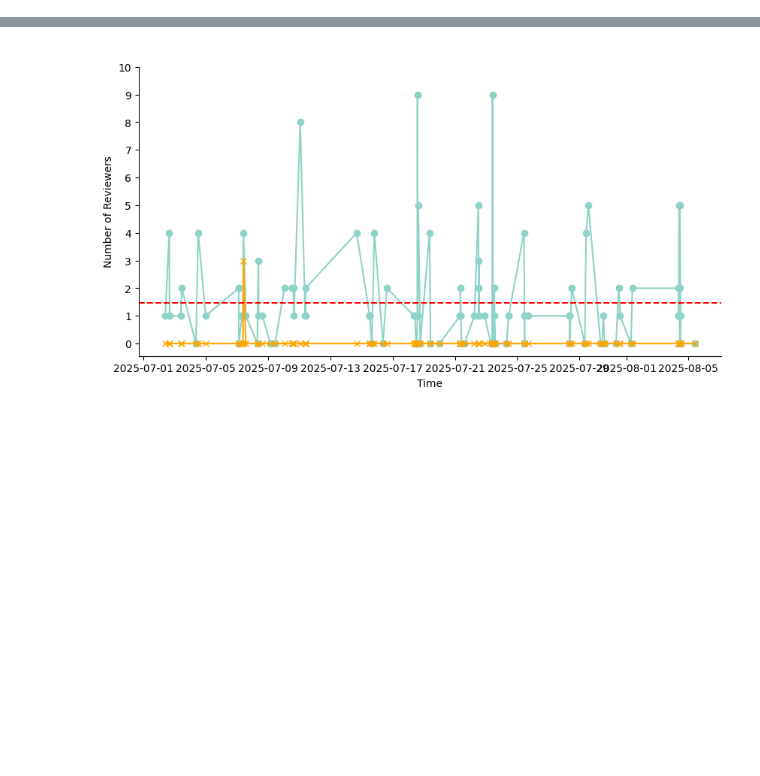
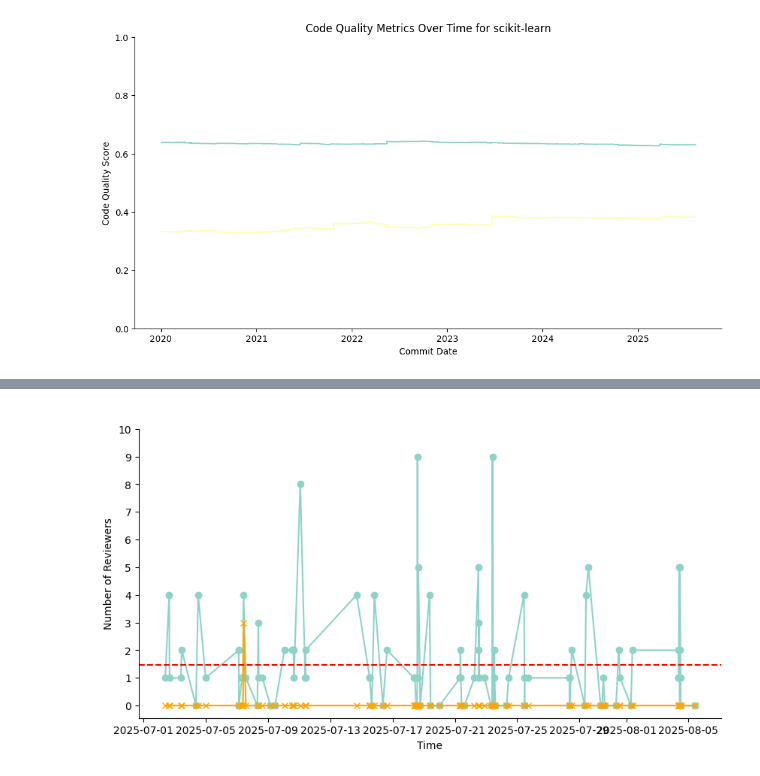
Before and after one commit to AlexS-1/Bachelor-Code, a Jupyter notebook: main.ipynb, the cells around one changed output, grey strips where cells are left out. Drawn from its saved outputs; the diff is of its cells as text; code cells hidden in the pictures; blank space fills up the shorter version.

```diff
--- a/main.ipynb
+++ b/main.ipynb
@@ -5,7 +5,9 @@ plot_file_code_quality("lib/matplotlib/pyplot.py", "matplotlib", ["pylint_score"
 # %%
 from build.code_quality_visualizer import plot_repo_code_quality_fast
 
-plot_repo_code_quality_fast("matplotlib", "2017")
+plot_repo_code_quality_fast("scikit-learn")
+# %% [output]
+[figure, added]
 # %%
 # TODO Verify correctnes after log extraction
 
```
Also changed, not shown: parts of 26 cells of this notebook, 14 other files.
